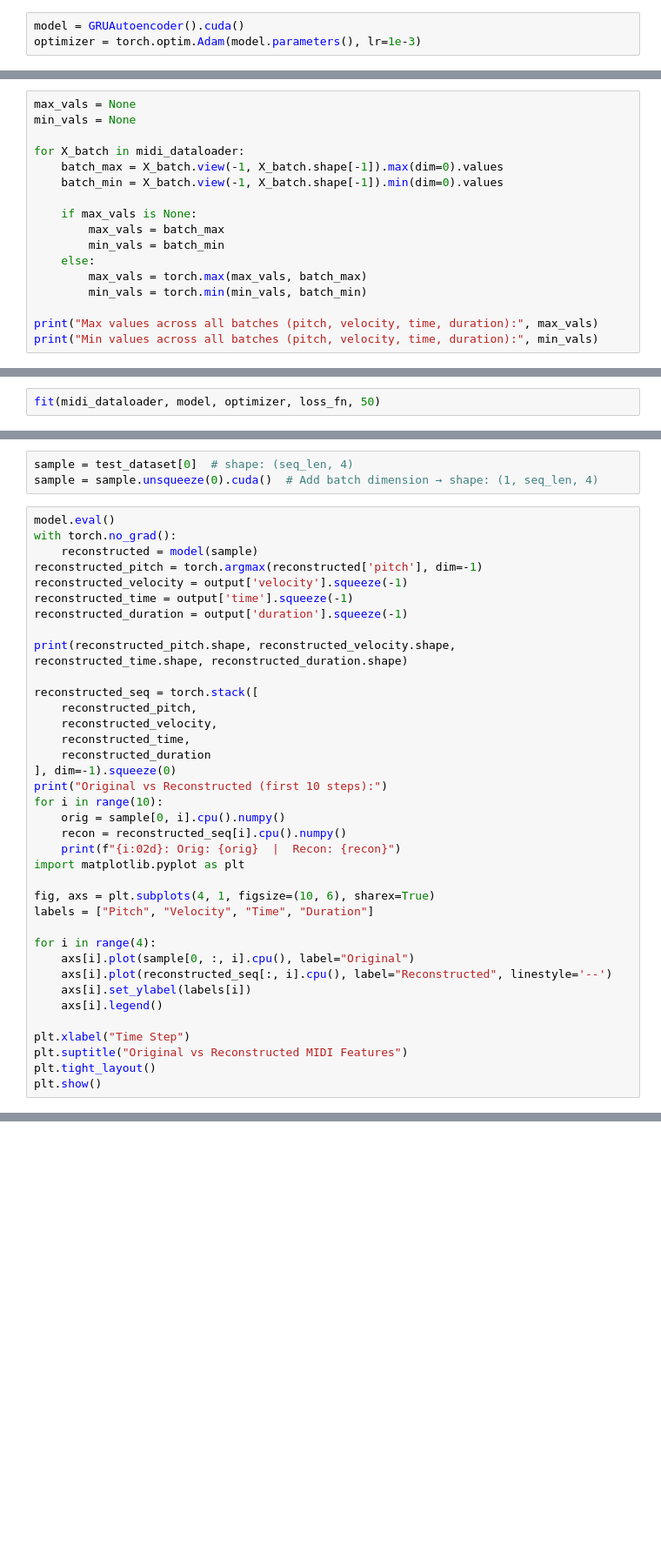
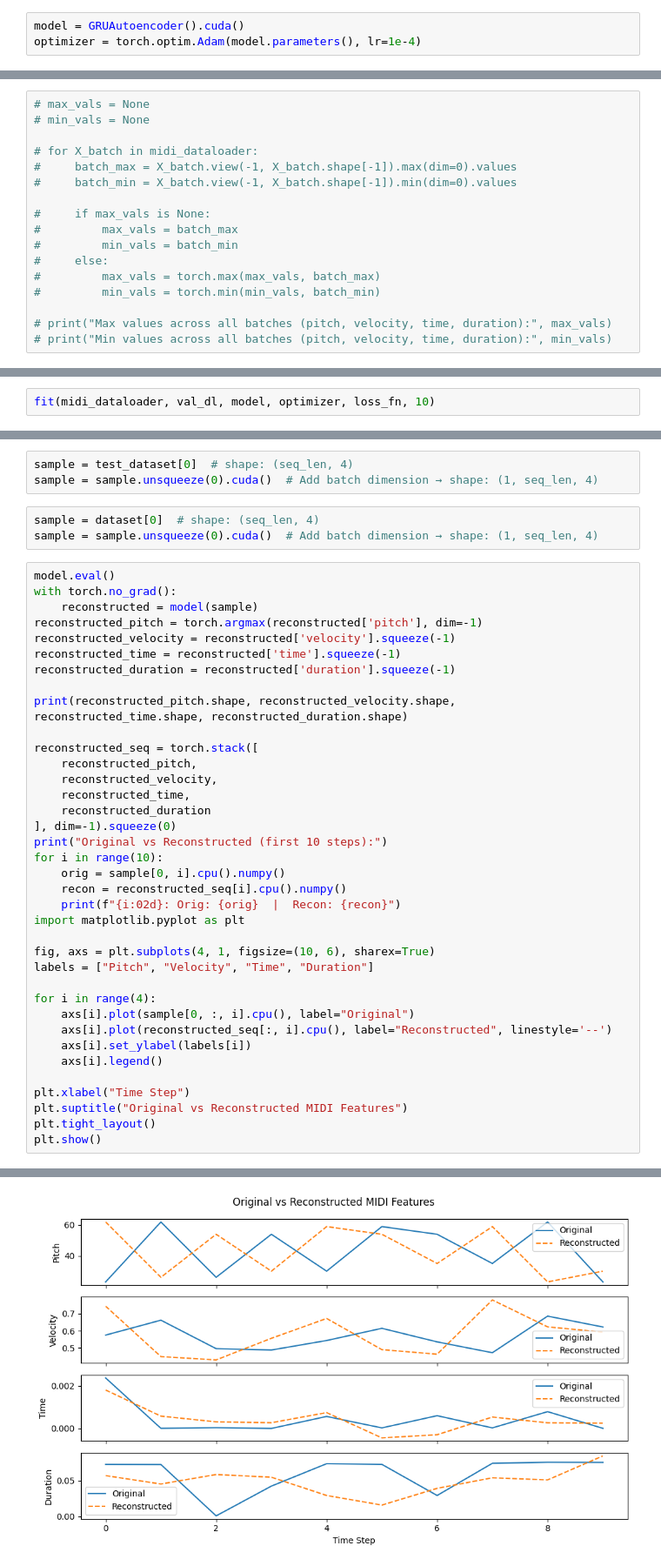
Before and after one commit to T04STER/MidiRepGen, a Jupyter notebook: tests.ipynb, the cells around one changed output, grey strips where cells are left out. Shown: that part at 87% size. Drawn from its saved outputs; the diff is of its cells as text; blank space fills up the shorter version.

Commit message:
pitch works i guess

```diff
--- a/tests.ipynb
+++ b/tests.ipynb
@@ -36,6 +36,6 @@ file_names = os.listdir(folder_path)
 file_names = [os.path.join(folder_path, f) for f in file_names]
 # %%
 model = GRUAutoencoder().cuda()
-optimizer = torch.optim.Adam(model.parameters(), lr=1e-3)
+optimizer = torch.optim.Adam(model.parameters(), lr=1e-4)
 # %%
 dataset = EventMidiDataset(file_names[:1000])
@@ -50,18 +58,18 @@ midi_dataloader = DataLoader(
 # %%
-max_vals = None
-min_vals = None
+# max_vals = None
+# min_vals = None
 
-for X_batch in midi_dataloader:
-    batch_max = X_batch.view(-1, X_batch.shape[-1]).max(dim=0).values
-    batch_min = X_batch.view(-1, X_batch.shape[-1]).min(dim=0).values
+# for X_batch in midi_dataloader:
+#     batch_max = X_batch.view(-1, X_batch.shape[-1]).max(dim=0).values
+#     batch_min = X_batch.view(-1, X_batch.shape[-1]).min(dim=0).values
 
-    if max_vals is None:
-        max_vals = batch_max
-        min_vals = batch_min
-    else:
-        max_vals = torch.max(max_vals, batch_max)
-        min_vals = torch.min(min_vals, batch_min)
+#     if max_vals is None:
+#         max_vals = batch_max
+#         min_vals = batch_min
+#     else:
+#         max_vals = torch.max(max_vals, batch_max)
+#         min_vals = torch.min(min_vals, batch_min)
 
-print("Max values across all batches (pitch, velocity, time, duration):", max_vals)
-print("Min values across all batches (pitch, velocity, time, duration):", min_vals)
+# print("Max values across all batches (pitch, velocity, time, duration):", max_vals)
+# print("Min values across all batches (pitch, velocity, time, duration):", min_vals)
 # %% [output]
@@ -85,3 +134,3 @@ def fit(dataloader, model, optimizer, loss_fn, epochs=50):
 # %%
-fit(midi_dataloader, model, optimizer, loss_fn, 50)
+fit(midi_dataloader, val_dl, model, optimizer, loss_fn, 10)
 # %% [output]
@@ -120,14 +185,17 @@ Average Test Loss: 0.5023
 # %%
 sample = test_dataset[0]  # shape: (seq_len, 4)
 sample = sample.unsqueeze(0).cuda()  # Add batch dimension → shape: (1, seq_len, 4)
+# %%
+sample = dataset[0]  # shape: (seq_len, 4)
+sample = sample.unsqueeze(0).cuda()  # Add batch dimension → shape: (1, seq_len, 4)
 # %%
 model.eval()
 with torch.no_grad():
     reconstructed = model(sample)
 reconstructed_pitch = torch.argmax(reconstructed['pitch'], dim=-1)
-reconstructed_velocity = output['velocity'].squeeze(-1)
-reconstructed_time = output['time'].squeeze(-1)
-reconstructed_duration = output['duration'].squeeze(-1)
+reconstructed_velocity = reconstructed['velocity'].squeeze(-1)
+reconstructed_time = reconstructed['time'].squeeze(-1)
+reconstructed_duration = reconstructed['duration'].squeeze(-1)
 
 print(reconstructed_pitch.shape, reconstructed_velocity.shape, reconstructed_time.shape, reconstructed_duration.shape)
 
@@ -162,0 +241 @@ RuntimeError: stack expects each tensor to be equal size, but got [1, 10] at ent
+[figure, added]
```
Also changed, not shown: parts of 10 cells of this notebook, 2 other files.
